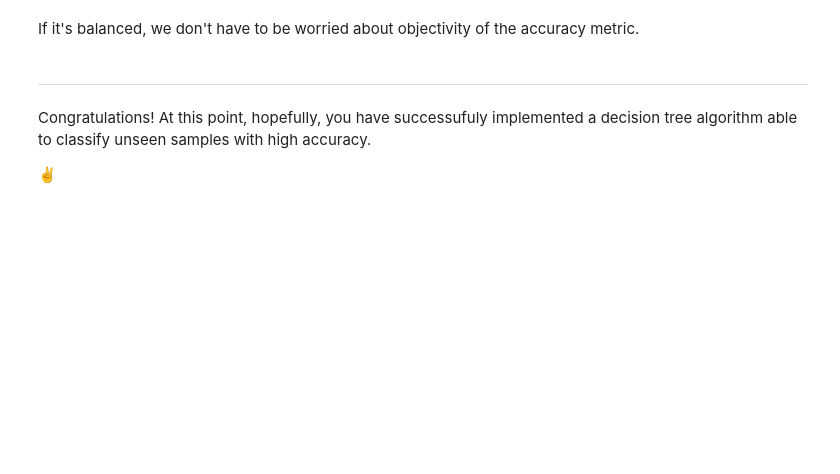
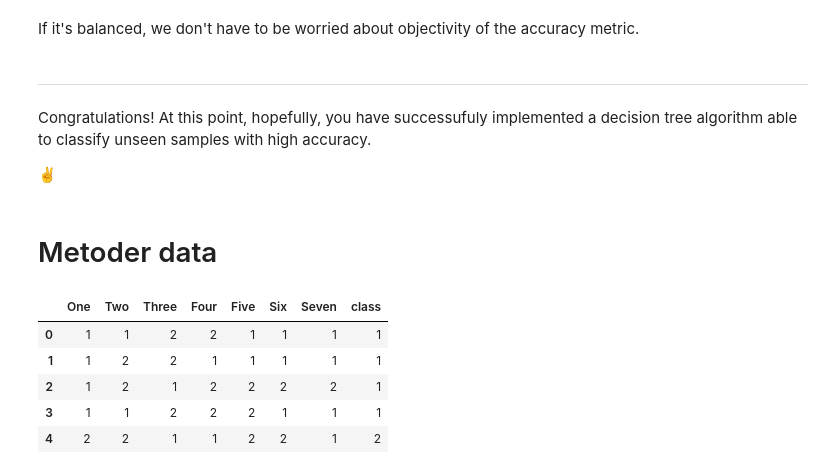
Before and after one commit to kristogj/TDT4300_DataMining, a Jupyter notebook: classification/decision_tree_classifier.ipynb, the cells around one changed output. Cells and saved outputs as stored; diff of their text form; code cells hidden in the pictures; blank space fills up the shorter version.

```diff
--- a/classification/decision_tree_classifier.ipynb
+++ b/classification/decision_tree_classifier.ipynb
@@ -542,3 +539,17 @@ If it's balanced, we don't have to be worried about objectivity of the accuracy
 Congratulations! At this point, hopefully, you have successufuly implemented a decision tree algorithm able to classify unseen samples with high accuracy.
 
 ✌️
+# %% [markdown]
+# Metoder data
+# %%
+# Read from file
+df = pd.read_csv('metoder.txt', sep="\t", header=None)
+df.columns = ["One", "Two", "Three","Four","Five","Six" ,"Seven","class"]
+df.head()
+# %% [output]
+|  | One | Two | Three | Four | Five | Six | Seven | class |
+| 0 | 1 | 1 | 2 | 2 | 1 | 1 | 1 | 1 |
+| 1 | 1 | 2 | 2 | 1 | 1 | 1 | 1 | 1 |
+| 2 | 1 | 2 | 1 | 2 | 2 | 2 | 2 | 1 |
+| 3 | 1 | 1 | 2 | 2 | 2 | 1 | 1 | 1 |
+| 4 | 2 | 2 | 1 | 1 | 2 | 2 | 1 | 2 |
```
Also changed, not shown: parts of 9 cells of this notebook, 2 other files.
